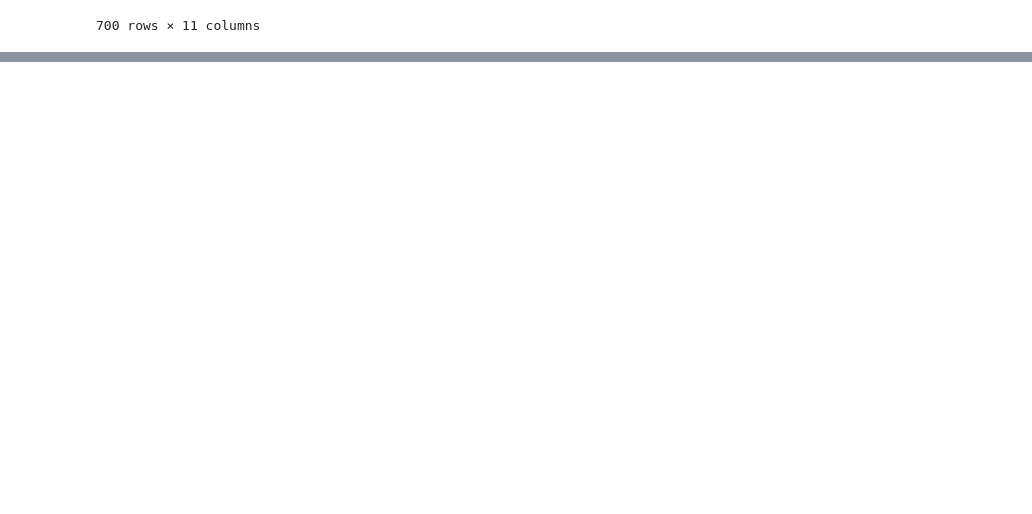
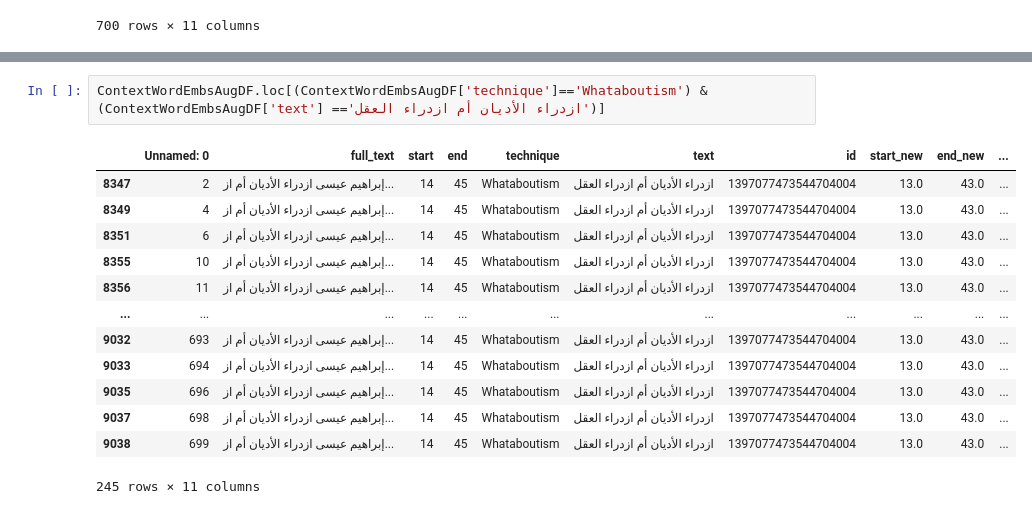
Before and after one commit to motazsaad/Arabic-Propaganda-Detection-Research, a Jupyter notebook: AugSamples.ipynb, the cells around one changed output, grey strips where cells are left out. Cells and saved outputs as stored; diff of their text form; blank space fills up the shorter version.

```diff
--- a/AugSamples.ipynb
+++ b/AugSamples.ipynb
@@ -430,0 +501,16 @@ Unpacking objects: 100% (5/5), done.
+# %%
+ContextWordEmbsAugDF.loc[(ContextWordEmbsAugDF['technique']=='Whataboutism') & (ContextWordEmbsAugDF['text'] =='ازدراء الأديان أم ازدراء العقل')]
+# %% [output]
+|  | Unnamed: 0 | full_text | start | end | technique | text | id | start_new | end_new | ... |
+| 8347 | 2 | إبراهيم عيسى ازدراء الأديان أم از... | 14 | 45 | Whataboutism | ازدراء الأديان أم ازدراء العقل | 1397077473544704004 | 13.0 | 43.0 | ... |
+| 8349 | 4 | إبراهيم عيسى ازدراء الأديان أم از... | 14 | 45 | Whataboutism | ازدراء الأديان أم ازدراء العقل | 1397077473544704004 | 13.0 | 43.0 | ... |
+| 8351 | 6 | إبراهيم عيسى ازدراء الأديان أم از... | 14 | 45 | Whataboutism | ازدراء الأديان أم ازدراء العقل | 1397077473544704004 | 13.0 | 43.0 | ... |
+| 8355 | 10 | إبراهيم عيسى ازدراء الأديان أم از... | 14 | 45 | Whataboutism | ازدراء الأديان أم ازدراء العقل | 1397077473544704004 | 13.0 | 43.0 | ... |
+| 8356 | 11 | إبراهيم عيسى ازدراء الأديان أم از... | 14 | 45 | Whataboutism | ازدراء الأديان أم ازدراء العقل | 1397077473544704004 | 13.0 | 43.0 | ... |
+| ... | ... | ... | ... | ... | ... | ... | ... | ... | ... | ... |
+| 9032 | 693 | إبراهيم عيسى ازدراء الأديان أم از... | 14 | 45 | Whataboutism | ازدراء الأديان أم ازدراء العقل | 1397077473544704004 | 13.0 | 43.0 | ... |
+| 9033 | 694 | إبراهيم عيسى ازدراء الأديان أم از... | 14 | 45 | Whataboutism | ازدراء الأديان أم ازدراء العقل | 1397077473544704004 | 13.0 | 43.0 | ... |
+| 9035 | 696 | إبراهيم عيسى ازدراء الأديان أم از... | 14 | 45 | Whataboutism | ازدراء الأديان أم ازدراء العقل | 1397077473544704004 | 13.0 | 43.0 | ... |
+| 9037 | 698 | إبراهيم عيسى ازدراء الأديان أم از... | 14 | 45 | Whataboutism | ازدراء الأديان أم ازدراء العقل | 1397077473544704004 | 13.0 | 43.0 | ... |
+| 9038 | 699 | إبراهيم عيسى ازدراء الأديان أم از... | 14 | 45 | Whataboutism | ازدراء الأديان أم ازدراء العقل | 1397077473544704004 | 13.0 | 43.0 | ... |
+245 rows × 11 columns
```
Also changed, not shown: parts of 27 cells of this notebook.
